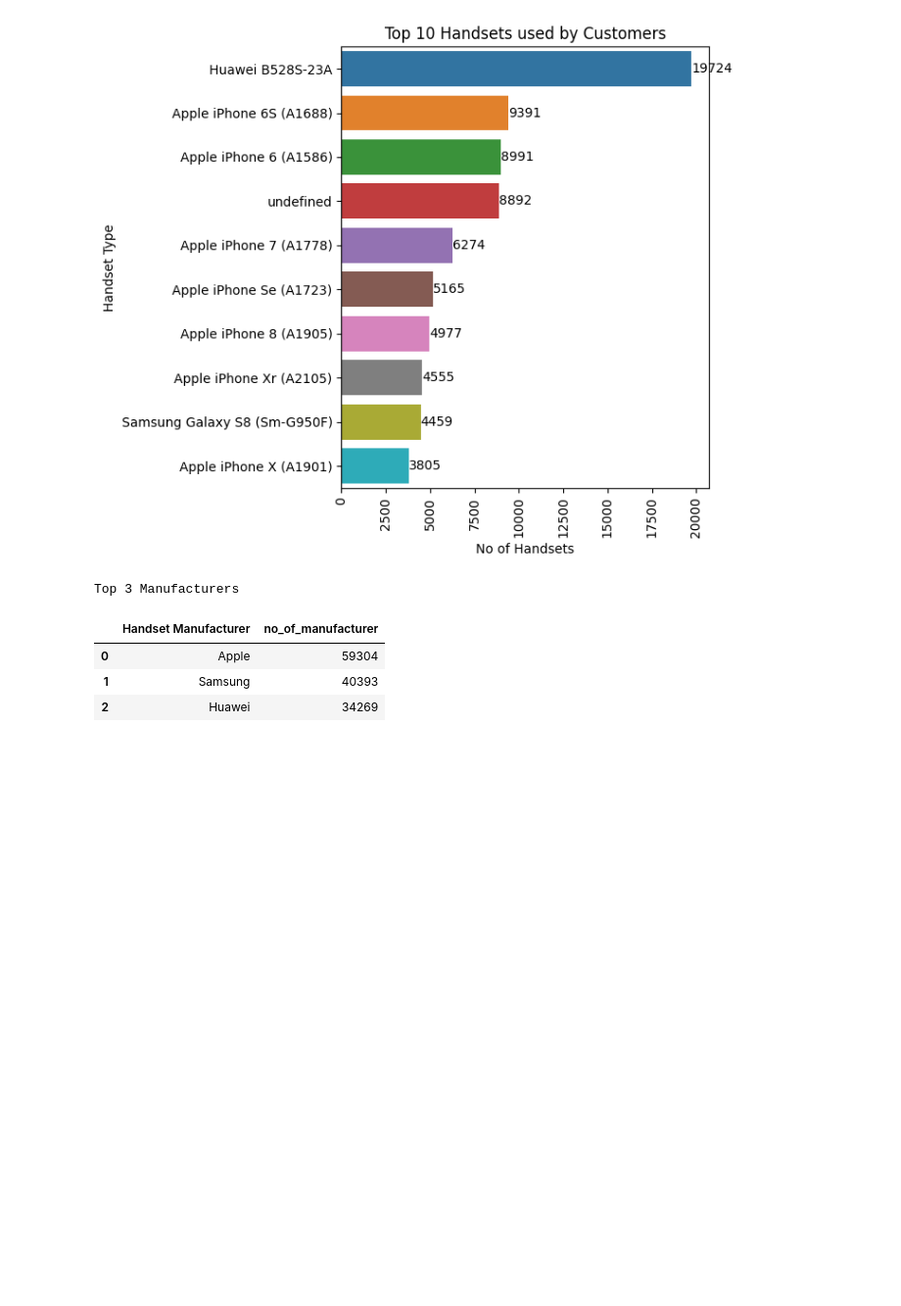
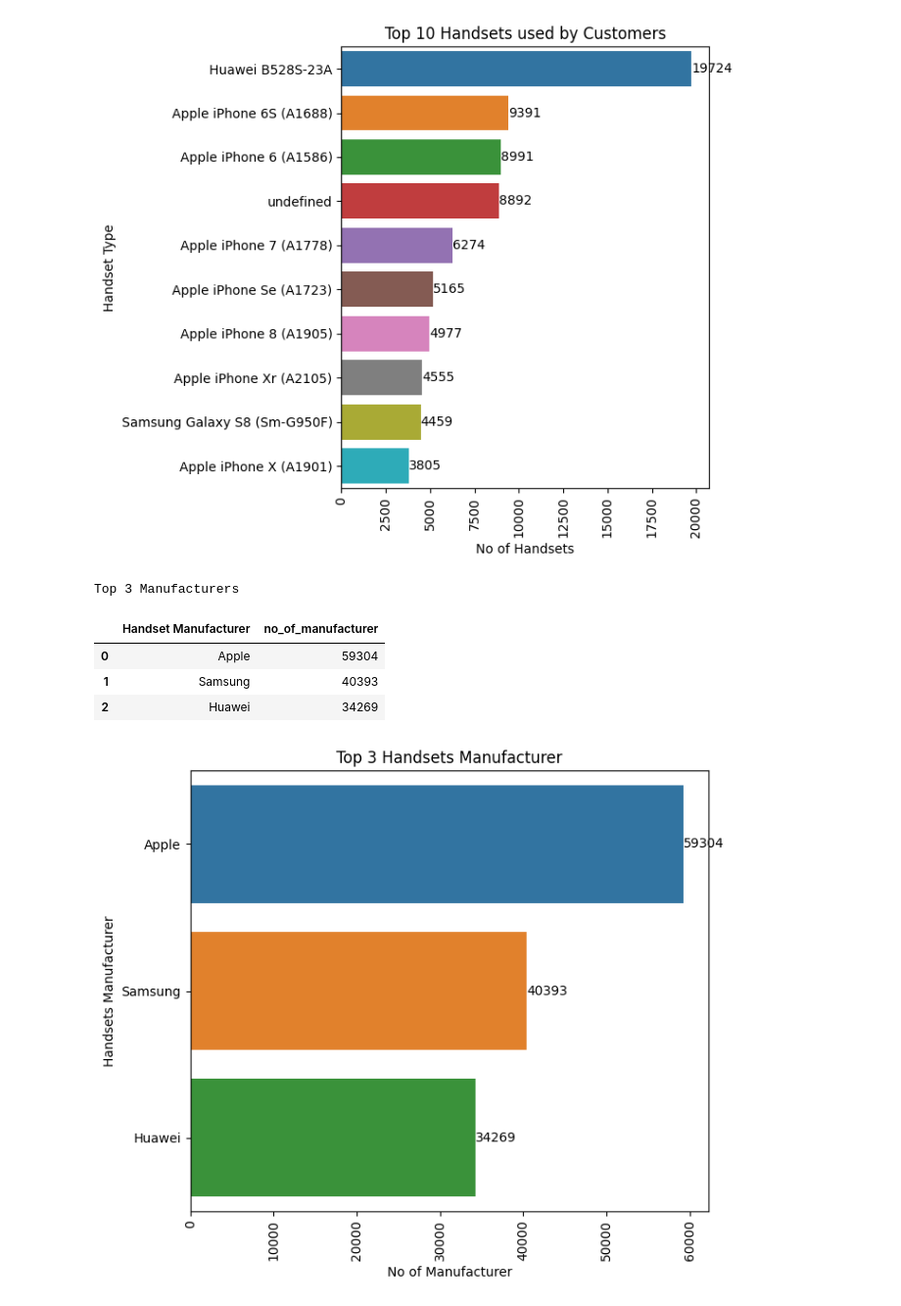
Before and after one commit to ab3lT/10-Academy-Week-2, a Jupyter notebook: notebook/user_analysis.ipynb, the cells around one changed output. Shown: that part at 98% size. Cells and saved outputs as stored; diff of their text form; code cells hidden in the pictures; blank space fills up the shorter version.

```diff
--- a/notebook/user_analysis.ipynb
+++ b/notebook/user_analysis.ipynb
@@ -180,3 +179,22 @@ top_3
 | 0 | Apple | 59304 |
 | 1 | Samsung | 40393 |
 | 2 | Huawei | 34269 |
+# %%
+# Bar Plot of top 10 bandsets
+plt.figure(figsize=(7, 6))
+barplot = sn.barplot(x='no_of_manufacturer', y='Handset Manufacturer', data=top_3, hue='Handset Manufacturer')
+
+# Add counts on the end of each bar
+for index, value in enumerate(top_3['no_of_manufacturer']):
+    barplot.text(value, index, f'{value}', va='center', ha='left', color='black')
+
+# Rotate x-axis labels to 90 degrees
+plt.xticks(rotation=90)
+
+plt.title('Top 3 Handsets Manufacturer')
+plt.ylabel('Handsets Manufacturer')
+plt.xlabel('No of Manufacturer')
+plt.tight_layout()
+plt.show()
+# %% [output]
+[figure, added]
```
Also changed, not shown: parts of 4 cells of this notebook.
